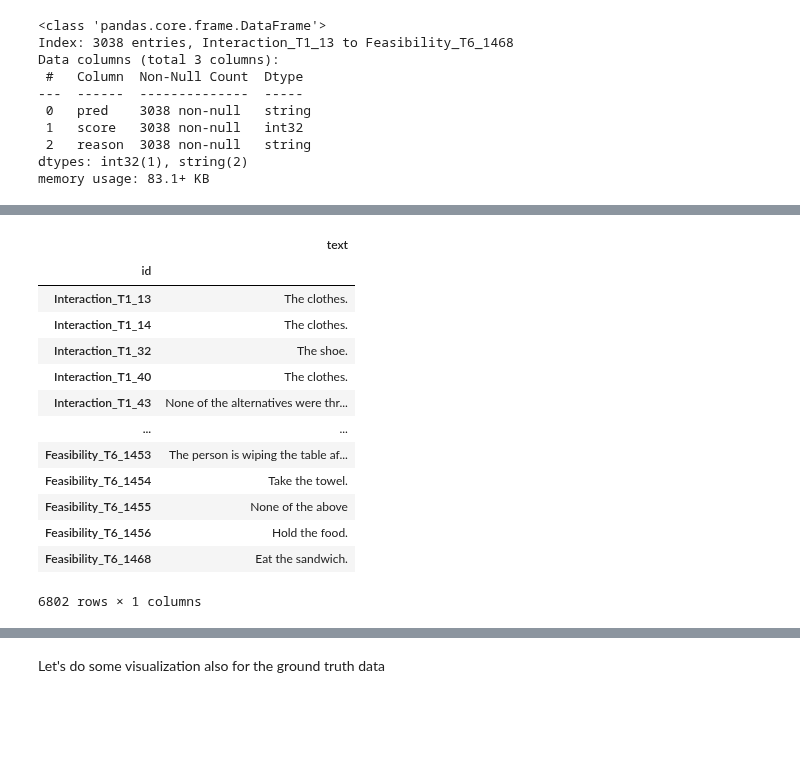
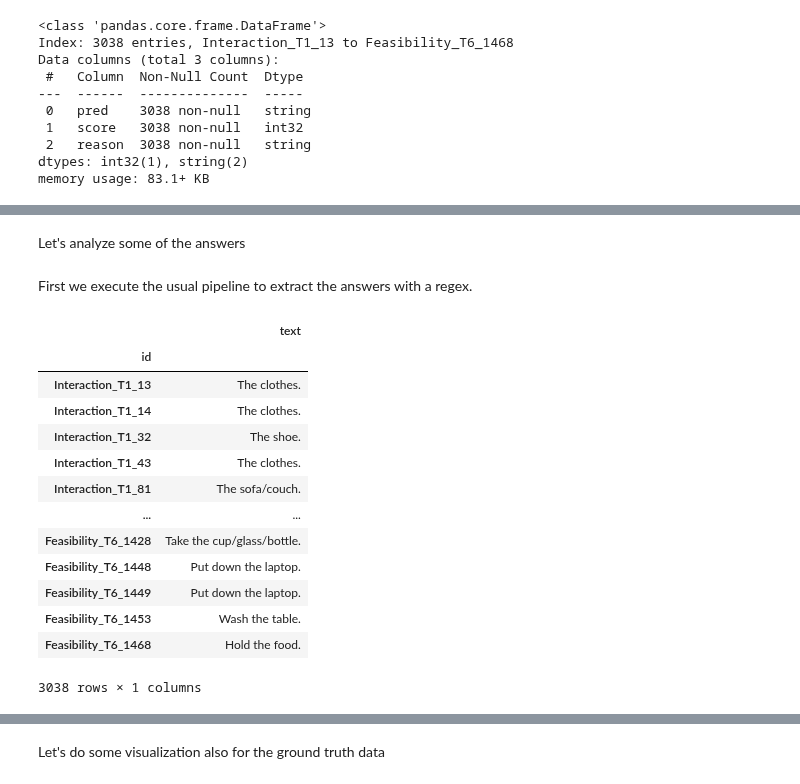
Before and after one commit to FabioLusha/video-neurosymbolic, a Jupyter notebook: star_code/experiments/resp_analysis7_llama8b_as_judge.ipynb, the cells around one changed output, grey strips where cells are left out. Cells and saved outputs as stored; diff of their text form; code cells hidden in the pictures; blank space fills up the shorter version.

```diff
--- a/star_code/experiments/resp_analysis7_llama8b_as_judge.ipynb
+++ b/star_code/experiments/resp_analysis7_llama8b_as_judge.ipynb
@@ -231,6 +230,6 @@ The model seems confident that the predicted answer mathces the ground truth but
 # %%
 prompts = []
-with open('../data/wrong_prompts.jsonl') as f:
+with open('../data/llama3b_judged_prompts.jsonl') as f:
     prompts = [json.loads(line) for line in f.readlines()]
 
 prompts_df = pd.DataFrame(prompts)
@@ -359,0 +440,8 @@ Let's extract the the answers from the generated texts which do contain an answe
+# %%
+original_pred = []
+with open('../data/llama3b_correct.jsonl') as f:
+    original_pred = [json.loads(line) for line in f.readlines()]
+
+original_pred_df = pd.DataFrame(original_pred).astype({'question_id': 'string', 'response': 'string'})
+original_pred_df.rename(columns={'question_id': 'id'}, inplace=True)
+original_pred_df.set_index('id', inplace=True)
@@ -360,21 +467,27 @@ Let's extract the the answers from the generated texts which do contain an answe
+# %% [markdown]
+Let's analyze some of the answers
+# %% [markdown]
+First we execute the usual pipeline to extract the answers with a regex.
 # %%
-ans_df = predictions_df.loc[contains_answer]['answer'].str.extract(ans_regex_pattern)
-ans_df.rename(columns={0: 'text'}, inplace=True)
+ans_regex_pattern = r'A:\s*(?:\d\.)?\s*((?:\b(?:\w\/?)+\s*){,10}\.)'
 
-ans_df['text'] = ans_df['text'].str.strip()
-ans_df
+extracted_ans_df = original_pred_df['response'].str.extract(ans_regex_pattern)
+extracted_ans_df.rename(columns={0: 'text'}, inplace=True)
+
+extracted_ans_df['text'] = extracted_ans_df['text'].str.strip()
+extracted_ans_df
 # %% [output]
 |  | text |
 | id |  |
 | Interaction_T1_13 | The clothes. |
 | Interaction_T1_14 | The clothes. |
 | Interaction_T1_32 | The shoe. |
-| Interaction_T1_40 | The clothes. |
-| Interaction_T1_43 | None of the alternatives were thr... |
+| Interaction_T1_43 | The clothes. |
+| Interaction_T1_81 | The sofa/couch. |
 | ... | ... |
-| Feasibility_T6_1453 | The person is wiping the table af... |
-| Feasibility_T6_1454 | Take the towel. |
-| Feasibility_T6_1455 | None of the above |
-| Feasibility_T6_1456 | Hold the food. |
-| Feasibility_T6_1468 | Eat the sandwich. |
+| Feasibility_T6_1428 | Take the cup/glass/bottle. |
+| Feasibility_T6_1448 | Put down the laptop. |
+| Feasibility_T6_1449 | Put down the laptop. |
+| Feasibility_T6_1453 | Wash the table. |
+| Feasibility_T6_1468 | Hold the food. |
-6802 rows × 1 columns
+3038 rows × 1 columns
```
Also changed, not shown: parts of 43 cells of this notebook, 1 other file.
